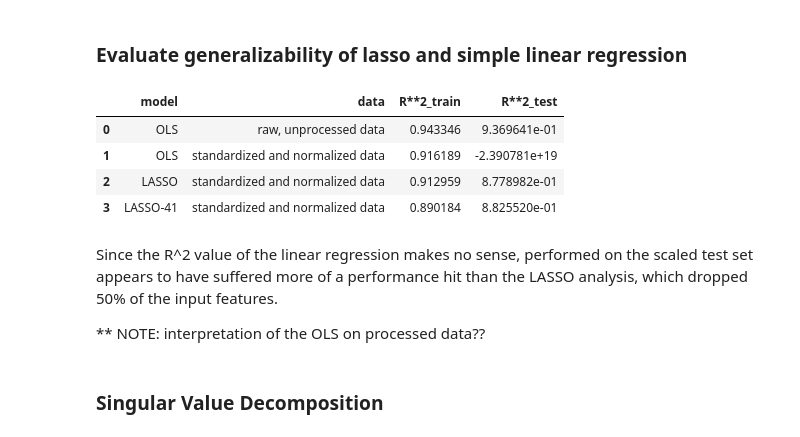
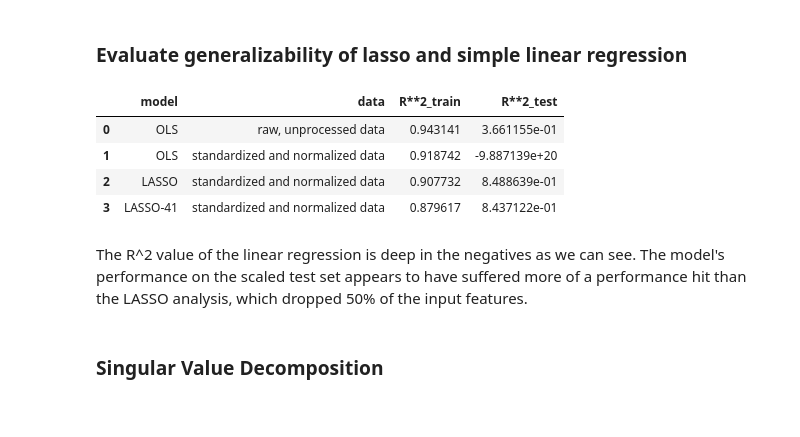
Before and after one commit to aditinabar/house-prices-modeling, a Jupyter notebook: Predicting House Prices.ipynb, the cells around one changed output. Drawn from its saved outputs; the diff is of its cells as text; code cells hidden in the pictures.

```diff
--- a/Predicting House Prices.ipynb
+++ b/Predicting House Prices.ipynb
@@ -129,7 +128,7 @@ processed_df = integer_columns.join(categorical_columns.set_index('Id'), on='Id'
 X = pd.get_dummies(processed_df, drop_first=True)
 
 train_X, test_X, train_Y, test_Y = train_test_split(X, Y, train_size=.8, random_state=10)
-test_X, val_X, test_Y, val_Y = train_test_split(X_train, Y_train, train_size=.8, random_state=10)
+test_X, val_X, test_Y, val_Y = train_test_split(test_X, test_Y, train_size=.8, random_state=10)
 # %% [markdown]
 ### Predicting with linear models
 # %%
@@ -222,25 +221,23 @@ lasso_41.score(X_scaled, train_Y)
 # %% [markdown]
 ### Evaluate generalizability of lasso and simple linear regression
 # %%
-test_X_scaled = scalar.transform(test_X)
-test_X_processed = normalize(test_X_scaled, norm='l2')
+test_X_standardized = scalar.transform(test_X)
+test_X_scaled = normalize(test_X_standardized, norm='l2')
 # %%
 model_performance = pd.DataFrame(data={'model': ['OLS', 'OLS', 'LASSO','LASSO-41'],
                                        'data':['raw, unprocessed data', 'standardized and normalized data', 'standardized and normalized data', 'standardized and normalized data'],
                                        'R**2_train': [reg_lm_raw.score(train_X, train_Y), reg_lm_scaled.score(X_scaled, train_Y),reg_lasso.score(X_scaled, train_Y), lasso_41.score(X_scaled, train_Y),],
-                                       'R**2_test': [reg_lm_raw.score(test_X, test_Y), reg_lm_scaled.score(test_X_processed, test_Y), reg_lasso.score(test_X_processed, test_Y), lasso_41.score(test_X_processed, test_Y)]
+                                       'R**2_test': [reg_lm_raw.score(test_X, test_Y), reg_lm_scaled.score(test_X_scaled, test_Y), reg_lasso.score(test_X_scaled, test_Y), lasso_41.score(test_X_scaled, test_Y)]
                                       })
 model_performance
 # %% [output]
 |  | model | data | R**2_train | R**2_test |
-| 0 | OLS | raw, unprocessed data | 0.943346 | 9.369641e-01 |
-| 1 | OLS | standardized and normalized data | 0.916189 | -2.390781e+19 |
-| 2 | LASSO | standardized and normalized data | 0.912959 | 8.778982e-01 |
-| 3 | LASSO-41 | standardized and normalized data | 0.890184 | 8.825520e-01 |
+| 0 | OLS | raw, unprocessed data | 0.943141 | 3.661155e-01 |
+| 1 | OLS | standardized and normalized data | 0.918742 | -9.887139e+20 |
+| 2 | LASSO | standardized and normalized data | 0.907732 | 8.488639e-01 |
+| 3 | LASSO-41 | standardized and normalized data | 0.879617 | 8.437122e-01 |
 # %% [markdown]
-Since the R^2 value of the linear regression makes no sense, performed on the scaled test set appears to have suffered more of a performance hit than the LASSO analysis, which dropped 50% of the input features.
-
-** NOTE: interpretation of the OLS on processed data??
+The R^2 value of the linear regression is deep in the negatives as we can see. The model's performance on the scaled test set appears to have suffered more of a performance hit than the LASSO analysis, which dropped 50% of the input features.
 # %% [markdown]
 ### Singular Value Decomposition
 # %% [markdown]
```
Also changed, not shown: parts of 27 cells of this notebook.
